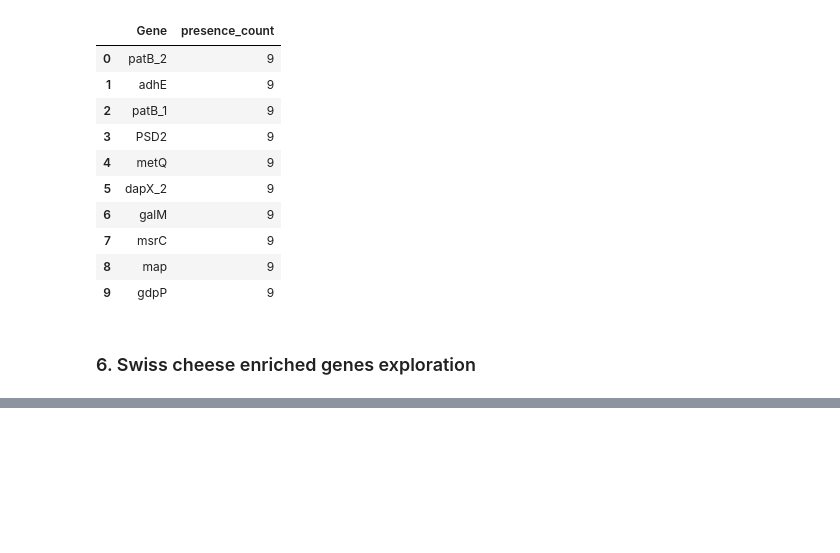
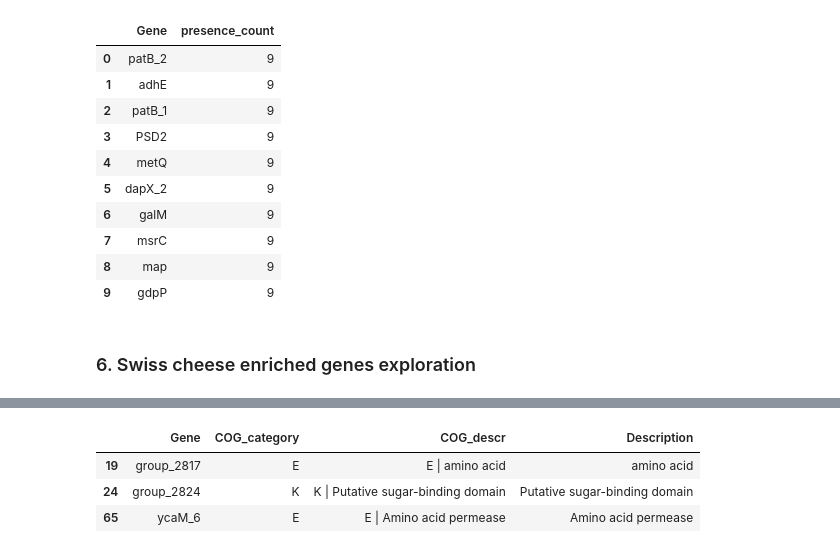
Before and after one commit to Vladm0z/HSE-Bioinformatics, a Jupyter notebook: Bioinformatics/MSc/PracBio/PracBio_0417.ipynb, the cells around one changed output, grey strips where cells are left out. Saved outputs shown, nothing was run; the diff lists cells and outputs as text; code cells hidden in the pictures; blank space fills up the shorter version.

```diff
--- a/Bioinformatics/MSc/PracBio/PracBio_0417.ipynb
+++ b/Bioinformatics/MSc/PracBio/PracBio_0417.ipynb
@@ -716,0 +707,19 @@ Potential taste-formation genes in Swiss strains:
+# %%
+df = pd.read_csv('swiss_enriched_gene_functions.csv')
+
+keywords = [
+    'sugar', 'amino acid', 'gustatory', 'taste', 'receptor',
+    'ion channel', 'chemosensory', 'sweet', 'bitter'
+]
+
+taste_rows = df[
+    df['COG_descr'].str.contains('|'.join(keywords), case=False, na=False) |
+    df['Description'].str.contains('|'.join(keywords), case=False, na=False)
+]
+
+display(taste_rows)
+# %% [output]
+|  | Gene | COG_category | COG_descr | Description |
+| 19 | group_2817 | E | E | amino acid | amino acid |
+| 24 | group_2824 | K | K | Putative sugar-binding domain | Putative sugar-binding domain |
+| 65 | ycaM_6 | E | E | Amino acid permease | Amino acid permease |
```
Also changed, not shown: parts of 21 cells of this notebook.
